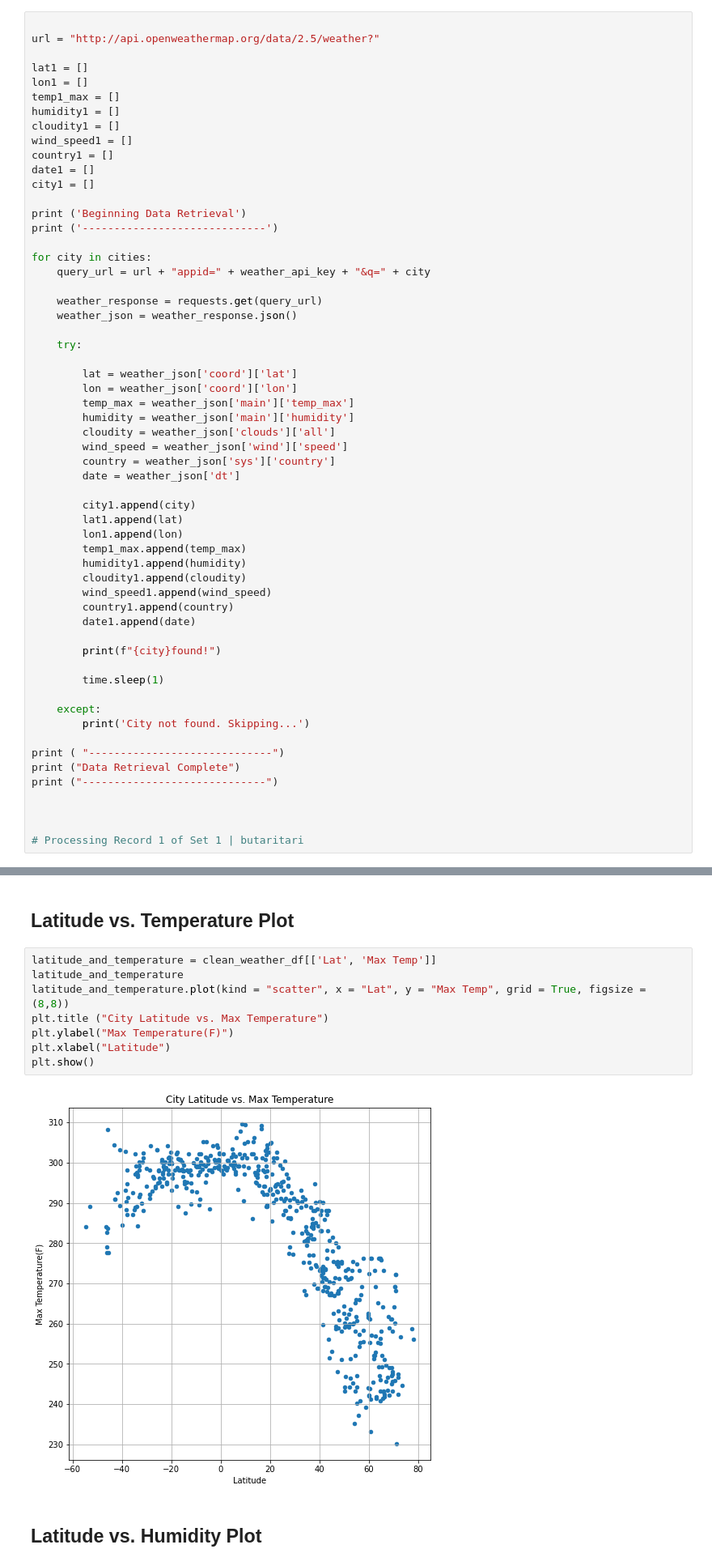
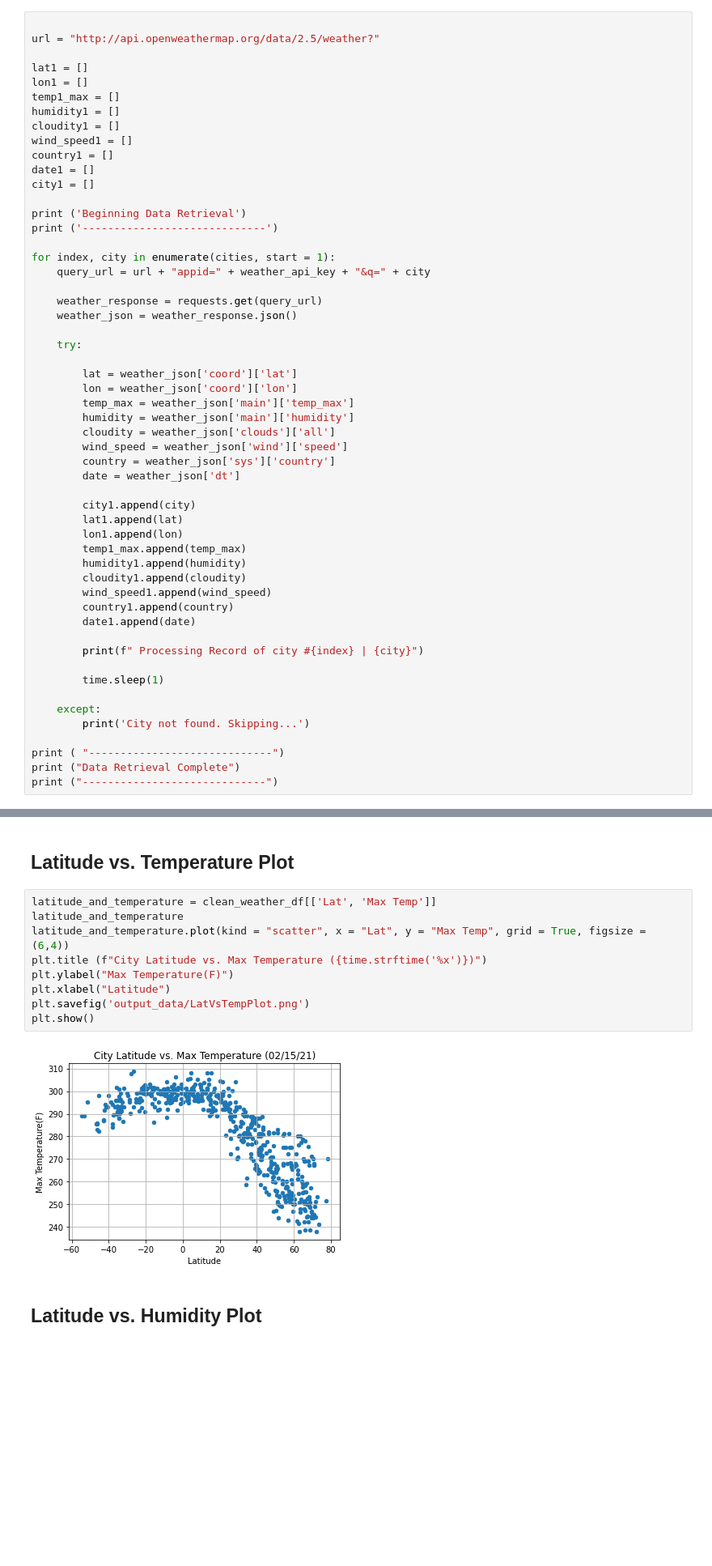
Before and after one commit to Ainash-Toleu/weather-analysis-api, a Jupyter notebook: WeatherPy/WeatherPy.ipynb, the cells around one changed output, grey strips where cells are left out. Shown: that part at 81% size. Cells and saved outputs as stored; diff of their text form; blank space fills up the shorter version.

```diff
--- a/WeatherPy/WeatherPy.ipynb
+++ b/WeatherPy/WeatherPy.ipynb
@@ -70,7 +67,7 @@ city1 = []
 print ('Beginning Data Retrieval')
 print ('-----------------------------')
 
-for city in cities:
+for index, city in enumerate(cities, start = 1):
     query_url = url + "appid=" + weather_api_key + "&q=" + city
 
     weather_response = requests.get(query_url)
@@ -97,7 +94,7 @@ for city in cities:
         country1.append(country)
         date1.append(date)
 
-        print(f"{city}found!")
+        print(f" Processing Record of city #{index} | {city}")
 
         time.sleep(1)
 
@@ -107,10 +104,6 @@ for city in cities:
 print ( "-----------------------------")
 print ("Data Retrieval Complete")
 print ("-----------------------------")
-
-
-
-# Processing Record 1 of Set 1 | butaritari
 # %% [output]
 Beginning Data Retrieval
 -----------------------------
@@ -232,13 +190,14 @@ clean_weather_df.describe()
 # %%
 latitude_and_temperature = clean_weather_df[['Lat', 'Max Temp']]
 latitude_and_temperature
-latitude_and_temperature.plot(kind = "scatter", x = "Lat", y = "Max Temp", grid = True, figsize = (8,8))
-plt.title ("City Latitude vs. Max Temperature")
+latitude_and_temperature.plot(kind = "scatter", x = "Lat", y = "Max Temp", grid = True, figsize = (6,4))
+plt.title (f"City Latitude vs. Max Temperature ({time.strftime('%x')})")
 plt.ylabel("Max Temperature(F)")
 plt.xlabel("Latitude")
+plt.savefig('output_data/LatVsTempPlot.png')
 plt.show()
 # %% [output]
-[figure, old version]
+[figure, new version]
 # %% [markdown]
 ## Latitude vs. Humidity Plot
 # %%
```
Also changed, not shown: parts of 23 cells of this notebook, 19 other files.
